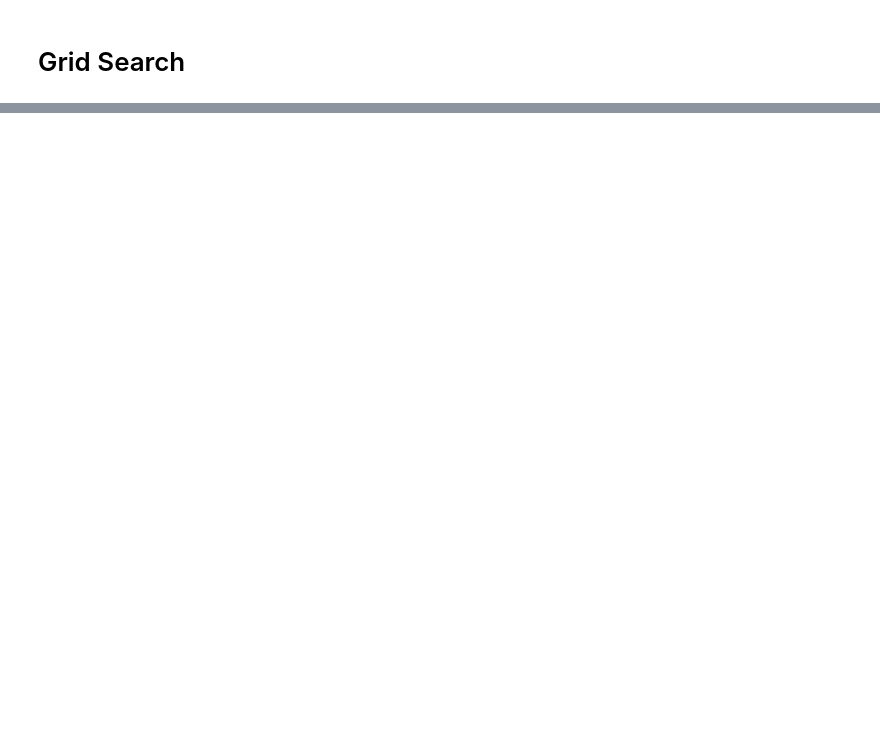
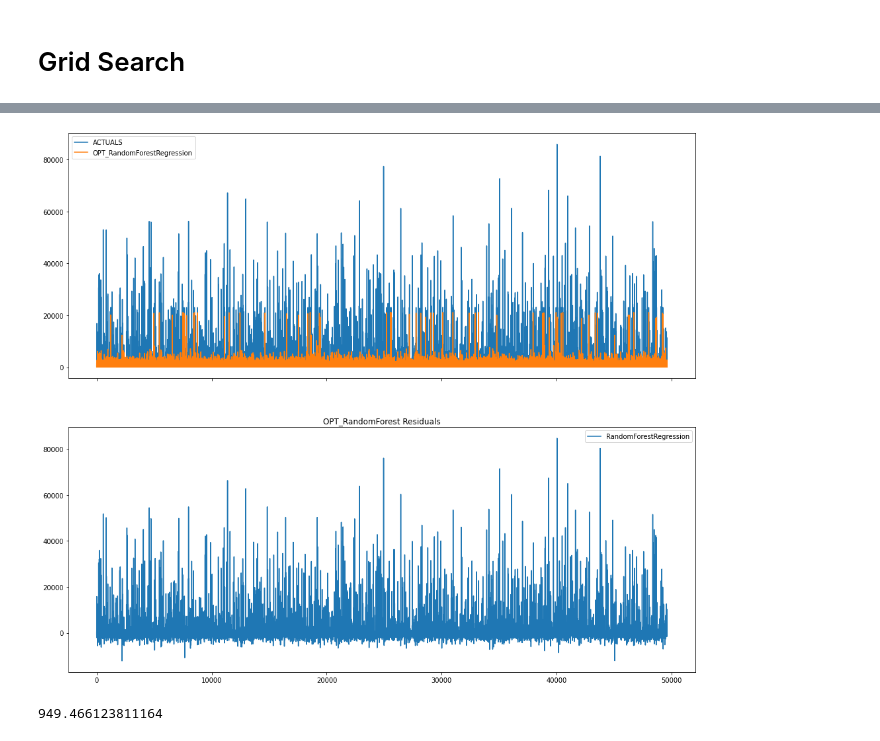
Before and after one commit to phipag/PDS_Project, a Jupyter notebook: notebooks/DurationPrediction.ipynb, the cells around one changed output, grey strips where cells are left out. Saved outputs shown, nothing was run; the diff lists cells and outputs as text; code cells hidden in the pictures; blank space fills up the shorter version.

```diff
--- a/notebooks/DurationPrediction.ipynb
+++ b/notebooks/DurationPrediction.ipynb
@@ -229,4 +300,4 @@ rf = RandomForestRegressor()
 rf_random = RandomizedSearchCV(estimator = rf, param_distributions = random_grid, n_iter = 100, cv = 2, verbose=1, random_state=42, n_jobs = -1)
 # Fit the random search model
 
-rf_random.fit(X_train_final, y_train_duration)
+rf_random.fit(X_duration, y_duration)
@@ -235,9 +336,9 @@ rf_random.fit(X_train_final, y_train_duration)
 # %%
-#rf_mode_opt = RandomForestRegressor(n_jobs=-1,
-#                                 random_state=123,
-#                                 n_estimators=800,
-#                                 min_samples_split=10,
-#                                 min_samples_leaf=4,
-#                                 max_features='sqrt',
-#                                 max_depth=80,
-#                                 bootstrap=True)
+rf_mode_opt = RandomForestRegressor(n_jobs=-1,
+                                 random_state=123,
+                                 n_estimators=1000,
+                                 min_samples_split=15,
+                                 min_samples_leaf=4,
+                                 max_features='sqrt',
+                                 max_depth=70,
+                                 bootstrap=True)
@@ -245,0 +345,2 @@ rf_random.fit(X_train_final, y_train_duration)
+# %%
+rf_mode_opt.fit(X_train_duration, y_train_duration)
@@ -246,25 +355,29 @@ rf_random.fit(X_train_final, y_train_duration)
 # %%
 # Calculating the fit of the model
-#rf_opt_predictions = rf_mode_opt.predict(X_train).reshape(-1)
+rf_opt_predictions = rf_mode_opt.predict(X_test_final).reshape(-1)
 
 
 
 # Calculating the residuals
-#rf_opt_residuals = y_train.reshape(-1) - rf_opt_predictions
+rf_opt_residuals = y_test_duration.reshape(-1) - rf_opt_predictions
 # %%
-# Creating fit and subplots
-#fix, axs = plt.subplots(2, 1, figsize=(17, 15), sharex=True)
+#Creating fit and subplots
+fix, axs = plt.subplots(2, 1, figsize=(17, 15), sharex=True)
 
 # Plotting actuals and fit of linear and random forest regression
-#pd.DataFrame({'ACTUALS': y_train.reshape(-1),
+pd.DataFrame({'ACTUALS': y_test_duration.reshape(-1),
               'OPT_RandomForestRegression': rf_opt_predictions.reshape(-1)}).plot(ax=axs[0])
 
 
-# Plotting residuals of linear and random forest regression
-#pd.DataFrame({'RandomForestRegression': rf_opt_residuals.reshape(-1)}).plot(ax=axs[1])
+#Plotting residuals of linear and random forest regression
+pd.DataFrame({'RandomForestRegression': rf_opt_residuals.reshape(-1)}).plot(ax=axs[1])
 
-#axs[1].set_title('OPT_RandomForest Residuals');
+axs[1].set_title('OPT_RandomForest Residuals');
+# %% [output]
+[figure, added]
 # %%
-#mean_absolute_error(y_train.reshape(-1), rf_opt_predictions)
+mean_absolute_error(y_test_duration.reshape(-1), rf_opt_predictions)
+# %% [output]
+949.466123811164
 # %%
 # Creating fig
```
Also changed, not shown: parts of 27 cells of this notebook, 11 other files.
